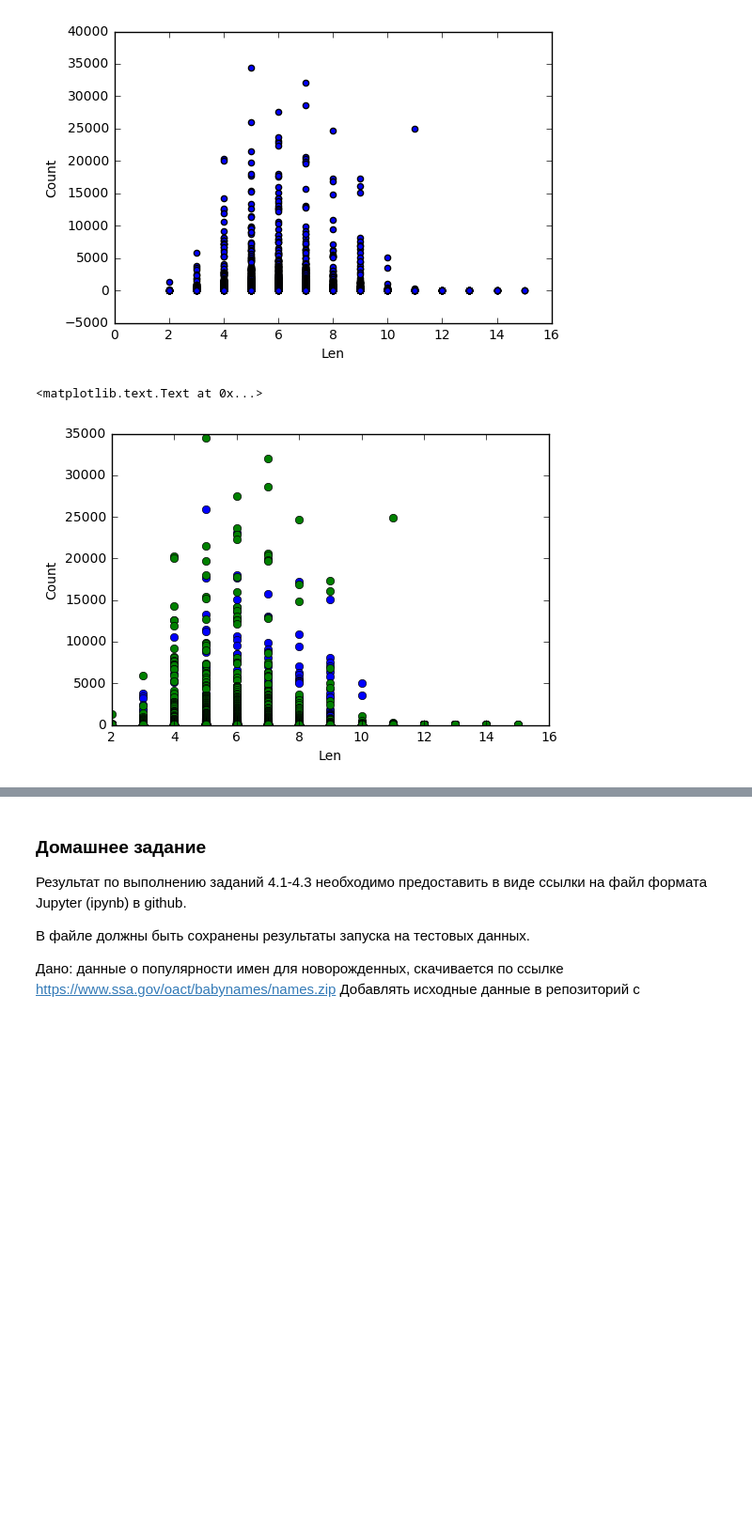
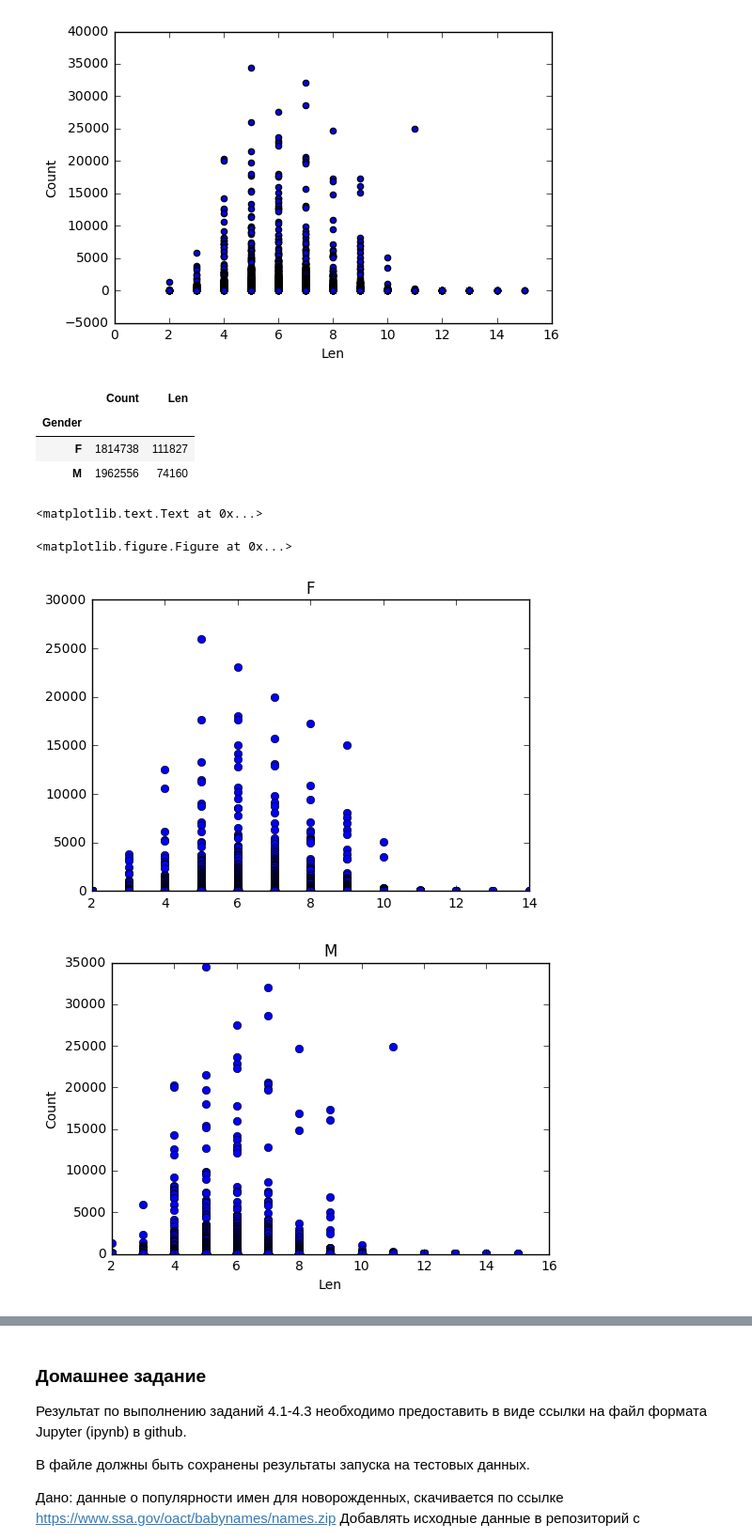
Before and after one commit to netology-code/pythoncourse, a Jupyter notebook: 4_2_Visualization.ipynb, the cells around one changed output, grey strips where cells are left out. Shown: that part at 94% size. Saved outputs shown, nothing was run; the diff lists cells and outputs as text; code cells hidden in the pictures; blank space fills up the shorter version.

```diff
--- a/4_2_Visualization.ipynb
+++ b/4_2_Visualization.ipynb
@@ -233,16 +248,28 @@ names.plot.scatter(x='Len', y='Count')
 # %% [output]
 <matplotlib.axes._subplots.AxesSubplot at 0x...>
 [figure]
+# %%
+names.groupby('Gender').sum()
+# %% [output]
+|  | Count | Len |
+| Gender |  |  |
+| F | 1814738 | 111827 |
+| M | 1962556 | 74160 |
 # %%
 def scatter_len(group):
+    fig = plt.figure()
     plt.plot(group['Len'], group['Count'], 'o', label=group.name)
+    plt.title(group['Gender'].iloc[0])
+
 
 names.groupby('Gender').apply(scatter_len)
 plt.xlabel('Len')
 plt.ylabel('Count')
 # %% [output]
 <matplotlib.text.Text at 0x...>
+<matplotlib.figure.Figure at 0x...>
-[figure, old version]
+[figure, new version]
+[figure, added]
 # %%
 from bokeh.plotting import figure, output_notebook, show
 from bokeh.charts import Bar
```
Also changed, not shown: parts of 11 cells of this notebook.
